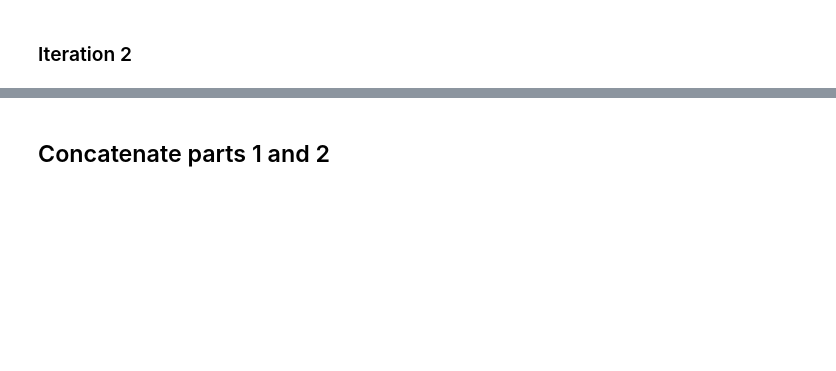
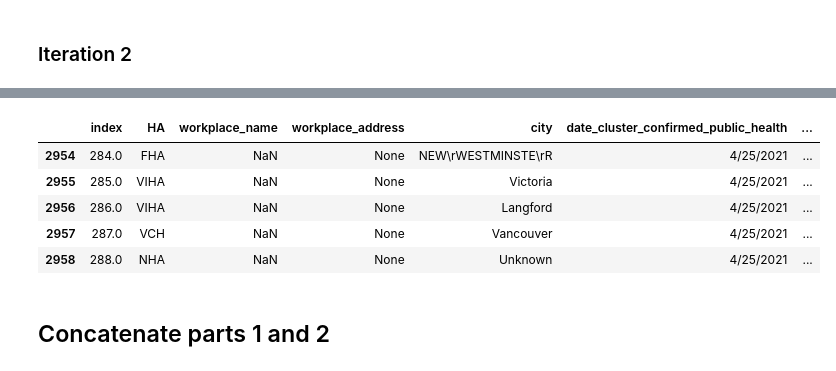
Before and after one commit to silvhua/BC-Covid-workplace-closures, a Jupyter notebook: notebooks/2023-04-28 align columns.ipynb, the cells around one changed output, grey strips where cells are left out. Saved outputs shown, nothing was run; the diff lists cells and outputs as text; code cells hidden in the pictures; blank space fills up the shorter version.

```diff
--- a/notebooks/2023-04-28 align columns.ipynb
+++ b/notebooks/2023-04-28 align columns.ipynb
@@ -1732,0 +2264,91 @@ Int64Index([2954, 2955, 2956, 2957, 2958, 2959, 2960, 2961, 2962, 2963, 2964,
+# %%
+def align_problem_page(problem_page_index, columns_to_keep, df_index=None, value_to_ignore='s.22(1)',
+    value_to_ignore_start_index=1, value_to_ignore_end_index=None,
+    blank_columns=['workplace_name', 'workplace_address']
+    ):
+    """
+    Create dataframe from a PDF file using
+    """
+    if type(df_index) == int:
+        df = view_problem_page(problem_page_index).loc[df_index:].head(1)
+    elif df_index == None:
+        df = view_problem_page(problem_page_index)
+    else:
+        df = view_problem_page(problem_page_index).loc[df_index]
+    print(df.index)
+    print(f'\tOriginal df shape: {df.shape}')
+    original_columns = df.columns
+    right_columns1 = df[columns_to_keep]
+    right_columns2 = df[df.columns[-len(blank_columns)-len(columns_to_keep):-len(columns_to_keep)]]
+    print(f'\nRight columns 2: {right_columns2.columns}')
+
+    df = df.drop(columns=columns_to_keep+right_columns2.columns.tolist())
+    # Align the columns
+    value_to_ignore_regex = rf'.*{re.escape(value_to_ignore[value_to_ignore_start_index:value_to_ignore_end_index])}.*'
+    dropped_columns = []
+    if df.iloc[0].str.contains(value_to_ignore_regex).any():
+        row_values = df.fillna(0).iloc[0].values.tolist()
+        for index, item in enumerate(row_values):
+            if re.match(value_to_ignore_regex, str(item)):
+                value_to_ignore_column = index
+                break
+
+        print(f'\tRemoving {value_to_ignore} from column {value_to_ignore_column}')
+        df.iloc[0, value_to_ignore_column:-1] = df.iloc[0, value_to_ignore_column+1:].values
+
+        print(f'Replacing {df.columns[-1]} with first row replacement value: {right_columns2.columns[0]}')
+        print(f'\t\tintermediate columns 2: {[column for column in df.columns]}')
+
+    for column in blank_columns:
+        try:
+            if df[column].isna().sum() != len(df):
+                blank_column_index = df.columns.tolist().index(column)
+                print(f'\tShifting data from column {blank_column_index}({column})')
+                df.iloc[:,blank_column_index+1:] = df.iloc[:,blank_column_index:-1].values
+                df.iloc[:,blank_column_index] = None
+        except:
+            pass
+    column_after_blank_columns_index = df.columns.get_loc(blank_columns[-1]) + 1
+    column_after_blank_columns = df.columns[column_after_blank_columns_index]
+
+    try: # replacing missing values
+        while df[column_after_blank_columns].isna().sum() == len(df):
+            print(f'\tShifting data to the right until `{column_after_blank_columns}` column')
+            df.iloc[:,column_after_blank_columns_index:-1] = df.iloc[:,column_after_blank_columns_index+1:].values
+            df.iloc[:,-1] = right_columns2.iloc[:, 0].values
+        right_columns2 = right_columns2.shift(periods=-(right_columns2.shape[1]-1), axis=1)
+        right_columns2.iloc[:, -1] = right_columns1.iloc[:, 0].values
+    except Exception as error:
+        exc_type, exc_obj, tb = sys.exc_info()
+        f = tb.tb_frame
+        lineno = tb.tb_lineno
+        filename = f.f_code.co_filename
+        print("\n** An error occurred on line", lineno, "in", filename, ":", error)
+    try:
+        for column in df.filter(regex='blank').columns:
+            if df[column].notna().sum() == 0:
+                dropped_columns.append(df[column])
+                df.drop(columns=column, inplace=True)
+                print(f'\tDropping blank column `{column}`')
+    except:
+        pass
+    # # final_df =  pd.concat([df, pd.concat(dropped_columns), right_columns2, right_columns1], axis=1)
+    # final_df =  pd.concat([df, right_columns2, right_columns1], axis=1)
+    # final_df.columns = original_columns
+    # final_df = pd.concat([df, right_columns], axis=1)
+    final_df = pd.concat([df, right_columns2, right_columns1], axis=1)
+    final_columns = final_df.columns
+    difference = set(original_columns) - set(final_columns)
+    difference2 = set(final_columns) -set(original_columns)
+    print(f'Original columns (shape = {len(df), len(original_columns)}): {[column for column in original_columns]}')
+    print(f'\nFinal dataframe columns (shape = {final_df.shape}): {[column for column in final_df.columns]}')
+    print(f'Missing columns: {difference}. Extra columns: {difference2}')
+    return final_df[original_columns]
+    # return df
+
+
+# columns_to_keep = ['doc_page_number', 'cluster_closed_epidate', 'file', 'flag']
+
+columns_to_keep2 = ['cluster_confirmed_epidate', 'doc_page_number', 'cluster_closed_epidate', 'file', 'flag']
+align_problem_page(index, columns_to_keep=columns_to_keep2, df_index=view_problem_page(index).index[1:].tolist()).head()
+# %% [output]
@@ -1733,3 +2372,9 @@ Int64Index([2954, 2955, 2956, 2957, 2958, 2959, 2960, 2961, 2962, 2963, 2964,
+|  | index | HA | workplace_name | workplace_address | city | date_cluster_confirmed_public_health | ... |
+| 2954 | 284.0 | FHA | NaN | None | NEW\rWESTMINSTE\rR | 4/25/2021 | ... |
+| 2955 | 285.0 | VIHA | NaN | None | Victoria | 4/25/2021 | ... |
+| 2956 | 286.0 | VIHA | NaN | None | Langford | 4/25/2021 | ... |
+| 2957 | 287.0 | VCH | NaN | None | Vancouver | 4/25/2021 | ... |
+| 2958 | 288.0 | NHA | NaN | None | Unknown | 4/25/2021 | ... |
 # %% [markdown]
 ## Concatenate parts 1 and 2
 # %%
```
Also changed, not shown: parts of 31 cells of this notebook, 1 other file.
